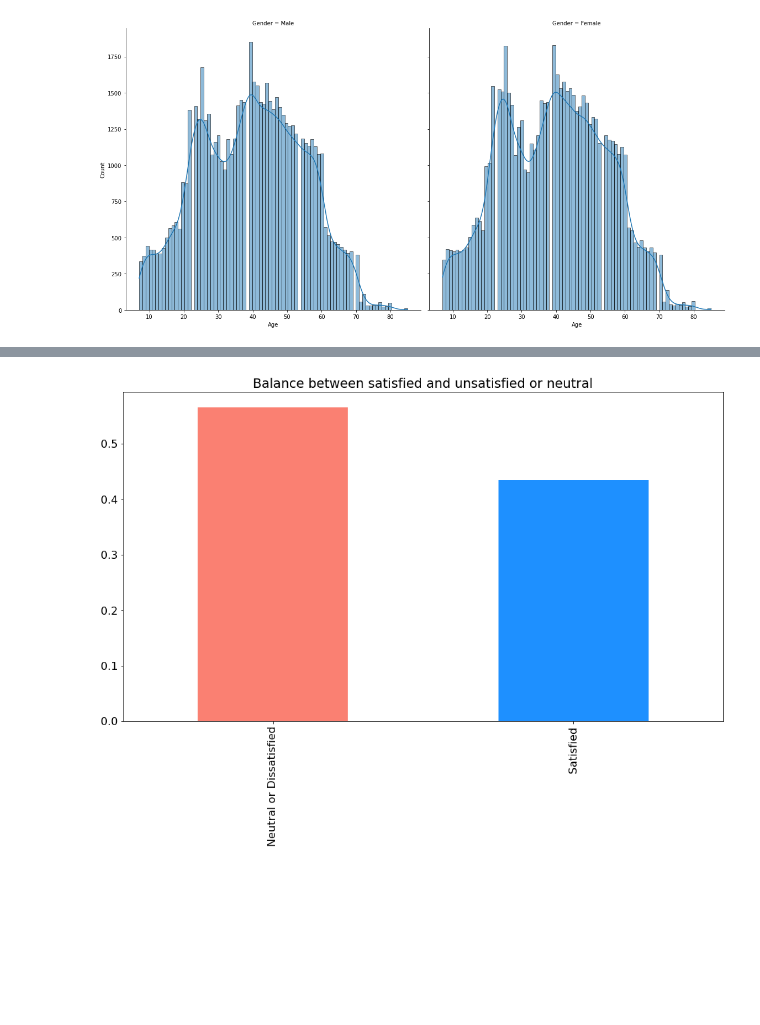
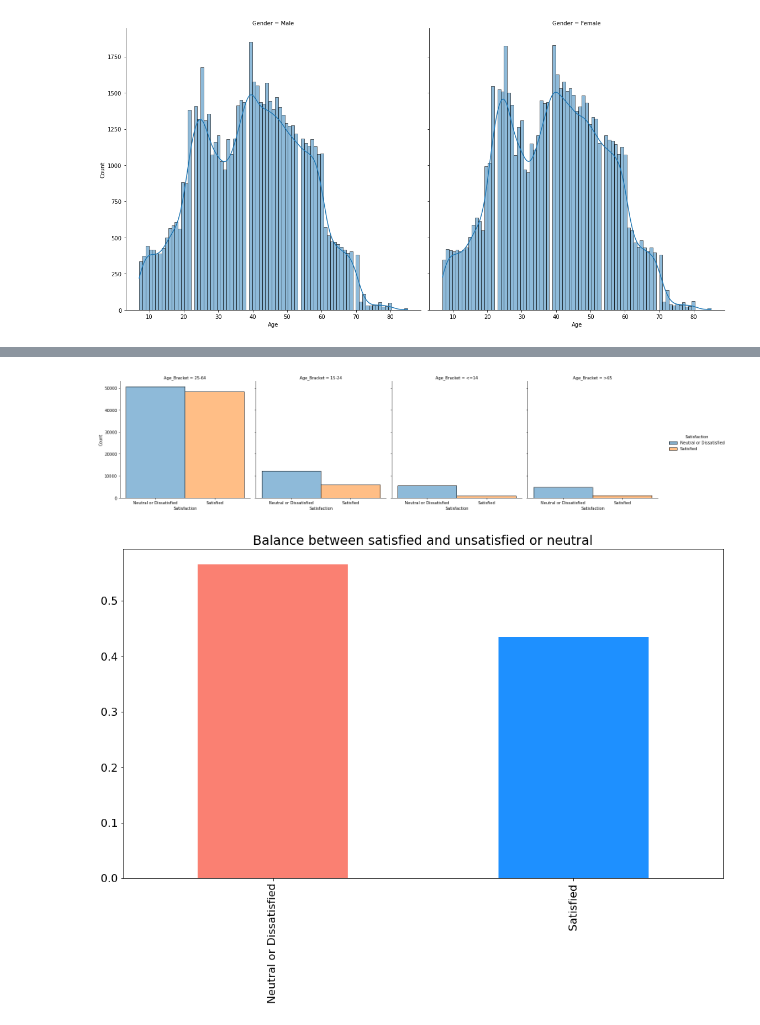
Before and after one commit to ibdafna/airlines_passengers, a Jupyter notebook: airline_passenger_satisfaction.ipynb, the cells around one changed output, grey strips where cells are left out. Saved outputs shown, nothing was run; the diff lists cells and outputs as text; code cells hidden in the pictures; blank space fills up the shorter version.

```diff
--- a/airline_passenger_satisfaction.ipynb
+++ b/airline_passenger_satisfaction.ipynb
@@ -106,3 +122,9 @@ sns.heatmap(airlines_df.corr(), cmap='RdBu', annot=True, fmt=".2f", vmin=-1, vma
+# %%
+# Relationship between satisfaction and age bracket
+# sns.countplot(data=airlines_df, x="Satisfaction")
+sns.displot(airlines_df, x='Satisfaction', kind='hist', col='Age_Bracket', kde=False, hue="Satisfaction");
+# %% [output]
+[figure, added]
 # %%
 # Balance between satisfied and unsatisfied customers
 plt.rcParams['font.size'] = '16'
```
Also changed, not shown: parts of 8 cells of this notebook, 1 other file.
